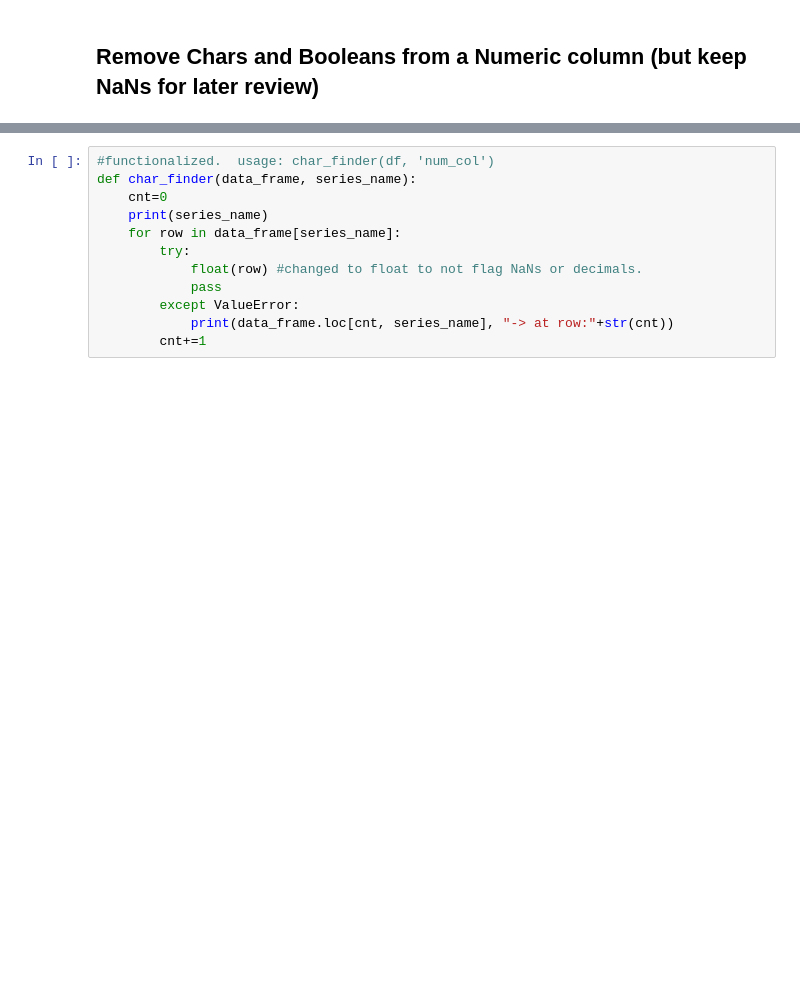
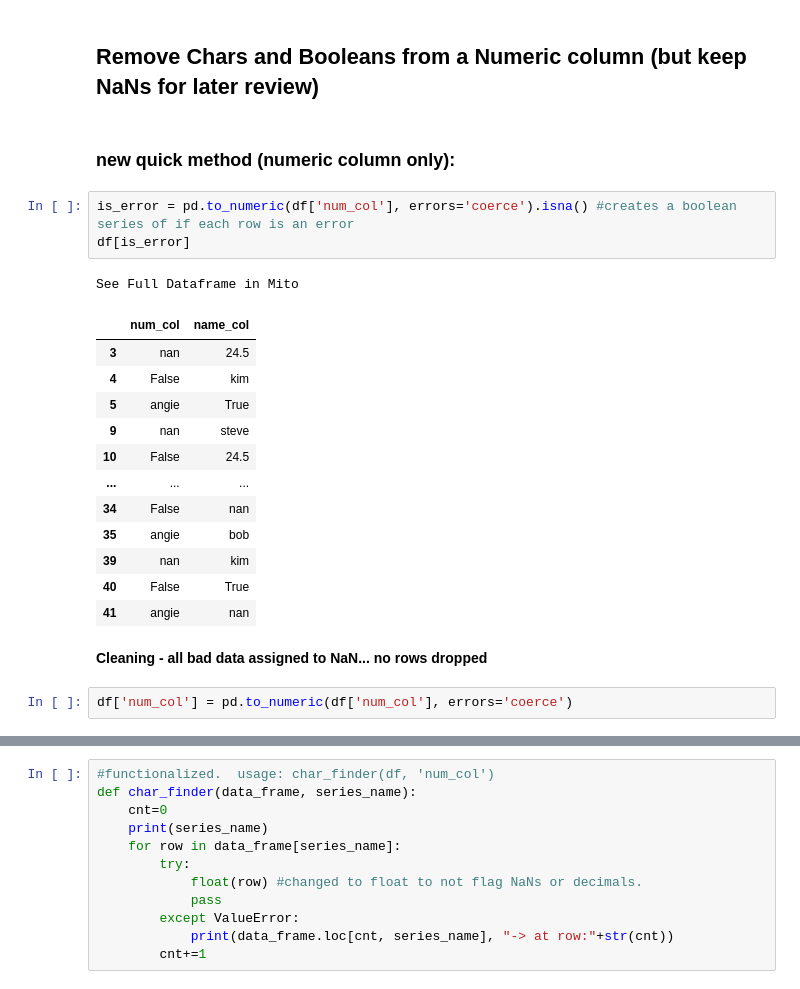
Before and after one commit to bamattis/Blog, a Jupyter notebook: DataCleaning/Wrong_type_finder.ipynb, the cells around one changed output, grey strips where cells are left out. Cells and saved outputs as stored; diff of their text form; blank space fills up the shorter version.

```diff
--- a/DataCleaning/Wrong_type_finder.ipynb
+++ b/DataCleaning/Wrong_type_finder.ipynb
@@ -41,3 +41,26 @@ name_col    0
 dtype: int64
 # %% [markdown]
 ## Remove Chars and Booleans from a Numeric column (but keep NaNs for later review)
+# %% [markdown]
+### new quick method (numeric column only):
+# %%
+is_error = pd.to_numeric(df['num_col'], errors='coerce').isna() #creates a boolean series of if each row is an error
+df[is_error]
+# %% [output]
+See Full Dataframe in Mito
+|  | num_col | name_col |
+| 3 | nan | 24.5 |
+| 4 | False | kim |
+| 5 | angie | True |
+| 9 | nan | steve |
+| 10 | False | 24.5 |
+| ... | ... | ... |
+| 34 | False | nan |
+| 35 | angie | bob |
+| 39 | nan | kim |
+| 40 | False | True |
+| 41 | angie | nan |
+# %% [markdown]
+**Cleaning - all bad data assigned to NaN... no rows dropped**
+# %%
+df['num_col'] = pd.to_numeric(df['num_col'], errors='coerce')
```
Also changed, not shown: parts of 7 cells of this notebook.
